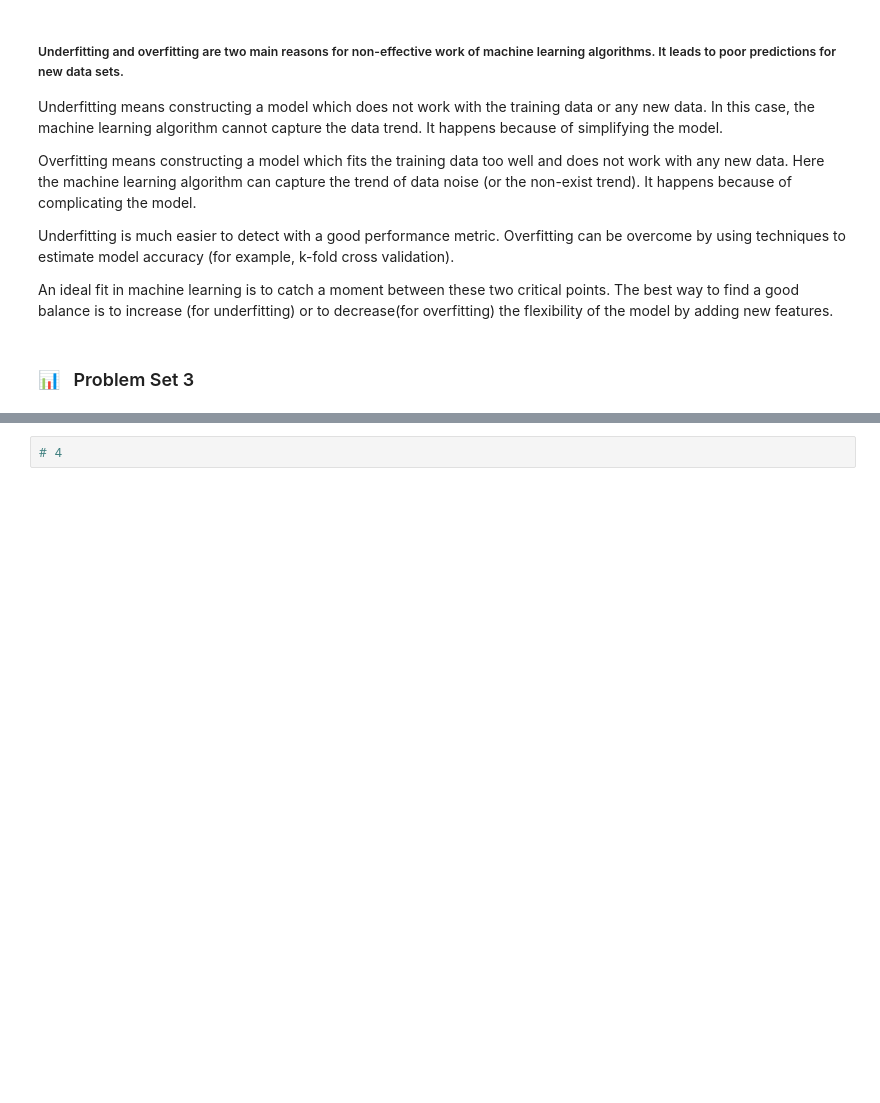
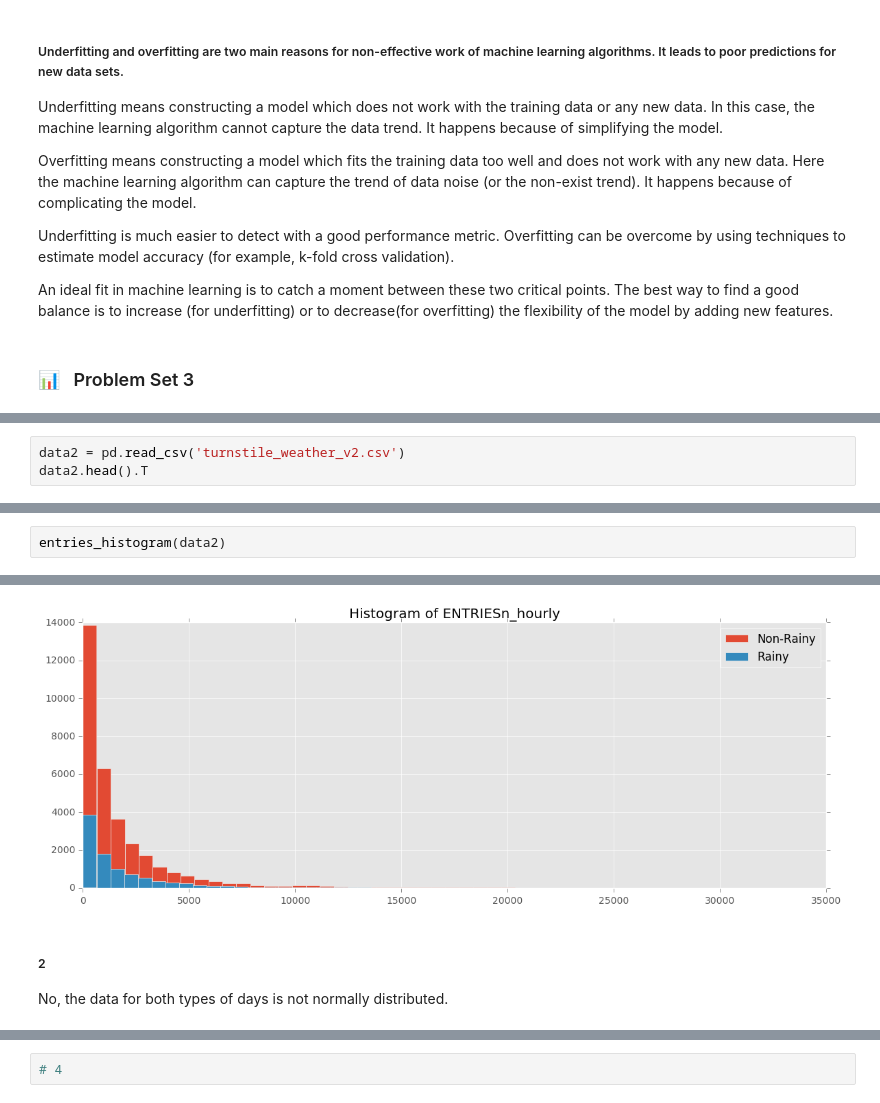
Before and after one commit to OlgaBelitskaya/reflections, a Jupyter notebook: ud359/reflections-ud359-3-4.ipynb, the cells around one changed output, grey strips where cells are left out. Cells and saved outputs as stored; diff of their text form; blank space fills up the shorter version.

```diff
--- a/ud359/reflections-ud359-3-4.ipynb
+++ b/ud359/reflections-ud359-3-4.ipynb
@@ -160,0 +213,3 @@ An ideal fit in machine learning is to catch a moment between these two critical
+# %%
+data2 = pd.read_csv('turnstile_weather_v2.csv')
+data2.head().T
@@ -194,0 +273,3 @@ def entries_histogram(turnstile_weather):
+# %%
+entries_histogram(data2)
+# %% [output]
@@ -195,2 +277,6 @@ def entries_histogram(turnstile_weather):
+[figure, added]
+# %% [markdown]
+##### 2
+No, the data for both types of days is not normally distributed.
 # %%
 # 3
```
Also changed, not shown: parts of 25 cells of this notebook.
